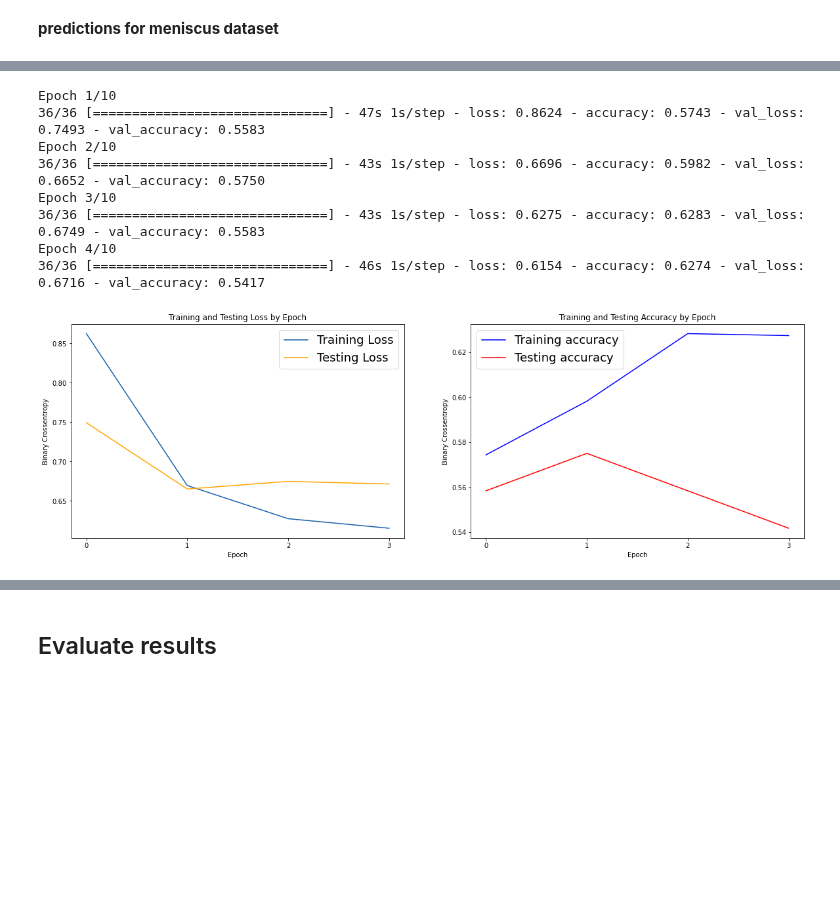
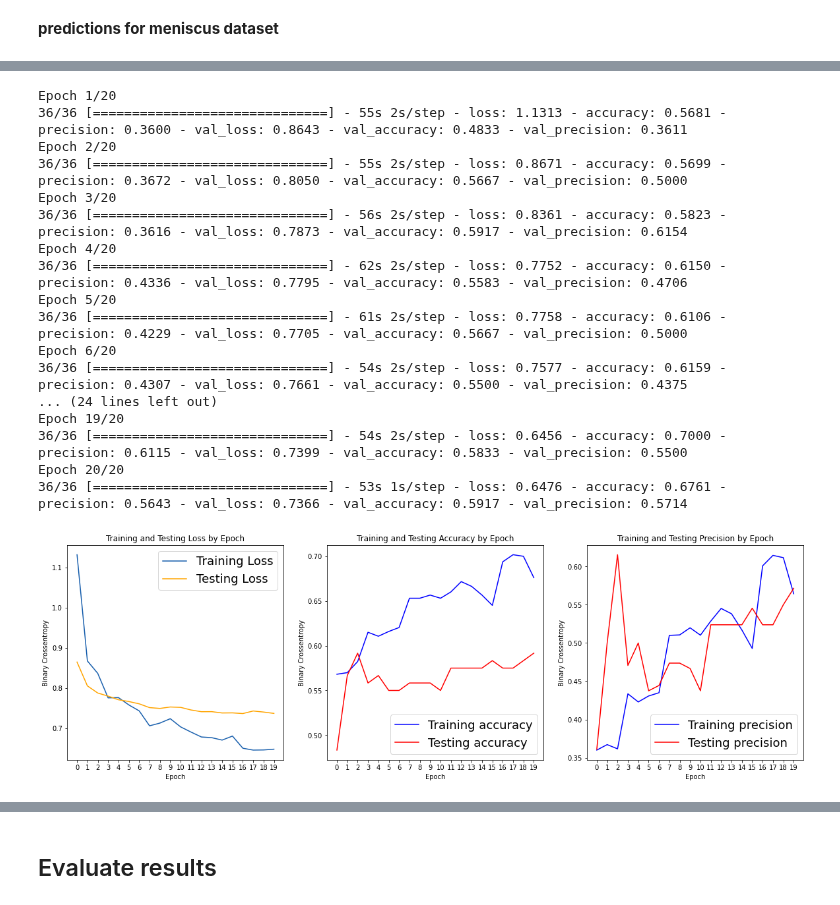
Before and after one commit to doscsy12/knee_mri_proj, a Jupyter notebook: code/Model_building_meniscus_ownmodel.ipynb, the cells around one changed output, grey strips where cells are left out. Saved outputs shown, nothing was run; the diff lists cells and outputs as text; code cells hidden in the pictures; blank space fills up the shorter version.

```diff
--- a/code/Model_building_meniscus_ownmodel.ipynb
+++ b/code/Model_building_meniscus_ownmodel.ipynb
@@ -263,6 +280,5 @@ df.style.applymap(lambda trainable: f'background-color: {"yellow" if trainable e
 # %%
 # https://blog.keras.io/building-powerful-image-classification-models-using-very-little-data.html
-# training model that will be added to VGG16
 def model_train(model, model_name, num_epochs, train_data, train_labels, validation_data, validation_labels):
     '''this function fits the training data and save the weights and model'''
     path_dir = r'C:\Users\USER\DSI-roughpaper\capstone\data'
@@ -273,7 +289,7 @@ def model_train(model, model_name, num_epochs, train_data, train_labels, validat
             batch_size=32,
             validation_data=(validation_data, np.array(validation_labels)),
             epochs=num_epochs,
-            callbacks = [EarlyStopping(patience=2, monitor = 'val_loss', mode = 'min'),
+            callbacks = [EarlyStopping(patience=3, monitor = 'val_loss', mode = 'min'),
                         ModelCheckpoint(filepath=checkpoint_path, monitor = 'val_loss', save_best_only=True)],
             verbose=1)
 
@@ -291,9 +307,11 @@ def plot_results(model):
     test_loss = model.history['val_loss']
     acc = model.history['accuracy']
     val_acc = model.history['val_accuracy']
+    prec = model.history['precision']
+    val_prec = model.history['val_precision']
     epoch_labels = model.epoch
 
-    fig, axes = plt.subplots(1, 2, figsize=(20, 6), sharex=True)
+    fig, axes = plt.subplots(1, 3, figsize=(20, 6), sharex=True)
 
     axes[0].plot(train_loss, label='Training Loss', color='#185fad')
     axes[0].plot(test_loss, label='Testing Loss', color='orange')
@@ -301,16 +319,27 @@ def plot_results(model):
     axes[1].plot(acc, label='Training accuracy', color='blue')
     axes[1].plot(val_acc, label='Testing accuracy', color='red')
 
+    axes[2].plot(prec, label='Training precision', color='blue')
+    axes[2].plot(val_prec, label='Testing precision', color='red')
+
     # Set title
     axes[0].title.set_text('Training and Testing Loss by Epoch')
+    axes[0].set_xlabel('Epoch')
+    axes[0].set_ylabel('Binary Crossentropy')
+
     axes[1].title.set_text('Training and Testing Accuracy by Epoch')
-    axes[0].set_xlabel('Epoch')
     axes[1].set_xlabel('Epoch')
-    axes[0].set_ylabel('Binary Crossentropy')
     axes[1].set_ylabel('Binary Crossentropy')
+
+    axes[2].title.set_text('Training and Testing Precision by Epoch')
+    axes[2].set_xlabel('Epoch')
+    axes[2].set_ylabel('Binary Crossentropy')
+
     plt.xticks(epoch_labels, epoch_labels);
+
     axes[0].legend(fontsize=18);
     axes[1].legend(fontsize=18);
+    axes[2].legend(fontsize=18);
 # %% [markdown]
 **predictions for meniscus dataset**
 # %%
@@ -337,24 +376,35 @@ Epoch 4/10
 # %%
 # axial plane
-num_epochs=10
+num_epochs=20
 
 cnn_model = build_model()
 axl_men_model, hst_amen = model_train(cnn_model, 'hst_amen', num_epochs, axial_mensicus, axial_mensicus_label, axial_mensicus_val, axial_mensicus_label_val)
 
-# get/plot accuracy
+# get/plot accuracy/precision
 hst_amen_acc=[]
+hst_amen_prec=[]
 hst_amen_acc.append(np.mean(hst_amen.history['val_accuracy']))
+hst_amen_prec.append(np.mean(hst_amen.history['val_precision']))
 plot_results(hst_amen)
 # %% [output]
-Epoch 1/10
-36/36 [==============================] - 47s 1s/step - loss: 0.8624 - accuracy: 0.5743 - val_loss: 0.7493 - val_accuracy: 0.5583
-Epoch 2/10
-36/36 [==============================] - 43s 1s/step - loss: 0.6696 - accuracy: 0.5982 - val_loss: 0.6652 - val_accuracy: 0.5750
-Epoch 3/10
-36/36 [==============================] - 43s 1s/step - loss: 0.6275 - accuracy: 0.6283 - val_loss: 0.6749 - val_accuracy: 0.5583
-Epoch 4/10
-36/36 [==============================] - 46s 1s/step - loss: 0.6154 - accuracy: 0.6274 - val_loss: 0.6716 - val_accuracy: 0.5417
+Epoch 1/20
+36/36 [==============================] - 55s 2s/step - loss: 1.1313 - accuracy: 0.5681 - precision: 0.3600 - val_loss: 0.8643 - val_accuracy: 0.4833 - val_precision: 0.3611
+Epoch 2/20
+36/36 [==============================] - 55s 2s/step - loss: 0.8671 - accuracy: 0.5699 - precision: 0.3672 - val_loss: 0.8050 - val_accuracy: 0.5667 - val_precision: 0.5000
+Epoch 3/20
+36/36 [==============================] - 56s 2s/step - loss: 0.8361 - accuracy: 0.5823 - precision: 0.3616 - val_loss: 0.7873 - val_accuracy: 0.5917 - val_precision: 0.6154
+Epoch 4/20
+36/36 [==============================] - 62s 2s/step - loss: 0.7752 - accuracy: 0.6150 - precision: 0.4336 - val_loss: 0.7795 - val_accuracy: 0.5583 - val_precision: 0.4706
+Epoch 5/20
+36/36 [==============================] - 61s 2s/step - loss: 0.7758 - accuracy: 0.6106 - precision: 0.4229 - val_loss: 0.7705 - val_accuracy: 0.5667 - val_precision: 0.5000
+Epoch 6/20
+36/36 [==============================] - 54s 2s/step - loss: 0.7577 - accuracy: 0.6159 - precision: 0.4307 - val_loss: 0.7661 - val_accuracy: 0.5500 - val_precision: 0.4375
+... (24 lines left out)
+Epoch 19/20
+36/36 [==============================] - 54s 2s/step - loss: 0.6456 - accuracy: 0.7000 - precision: 0.6115 - val_loss: 0.7399 - val_accuracy: 0.5833 - val_precision: 0.5500
+Epoch 20/20
+36/36 [==============================] - 53s 1s/step - loss: 0.6476 - accuracy: 0.6761 - precision: 0.5643 - val_loss: 0.7366 - val_accuracy: 0.5917 - val_precision: 0.5714
-[figure, old version]
+[figure, new version]
 # %%
 # sagittal plane
 num_epochs=10
```
Also changed, not shown: parts of 70 cells of this notebook.
